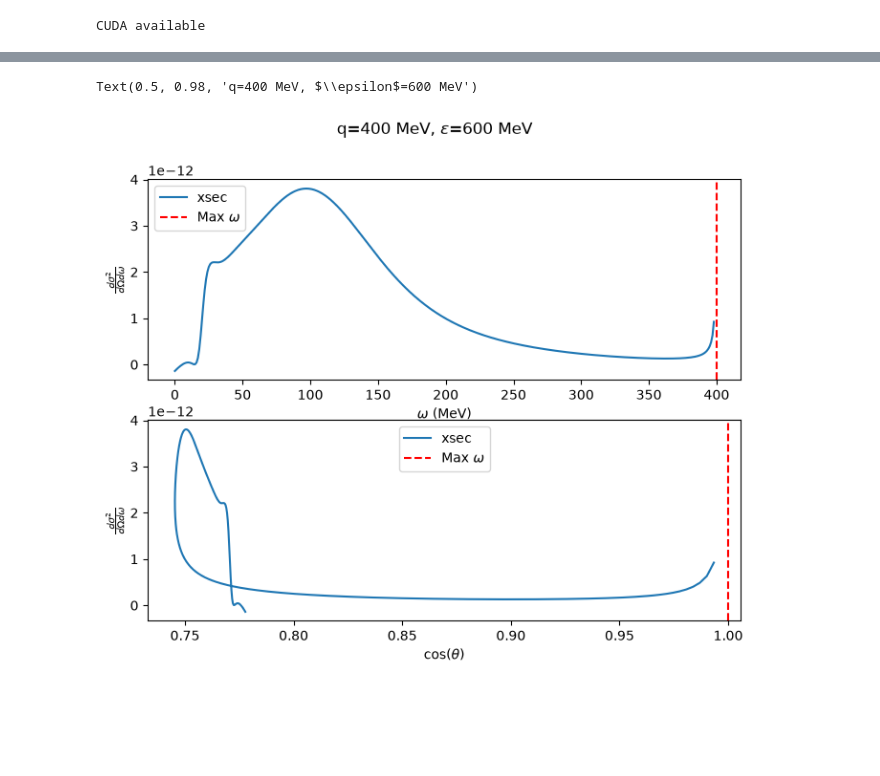
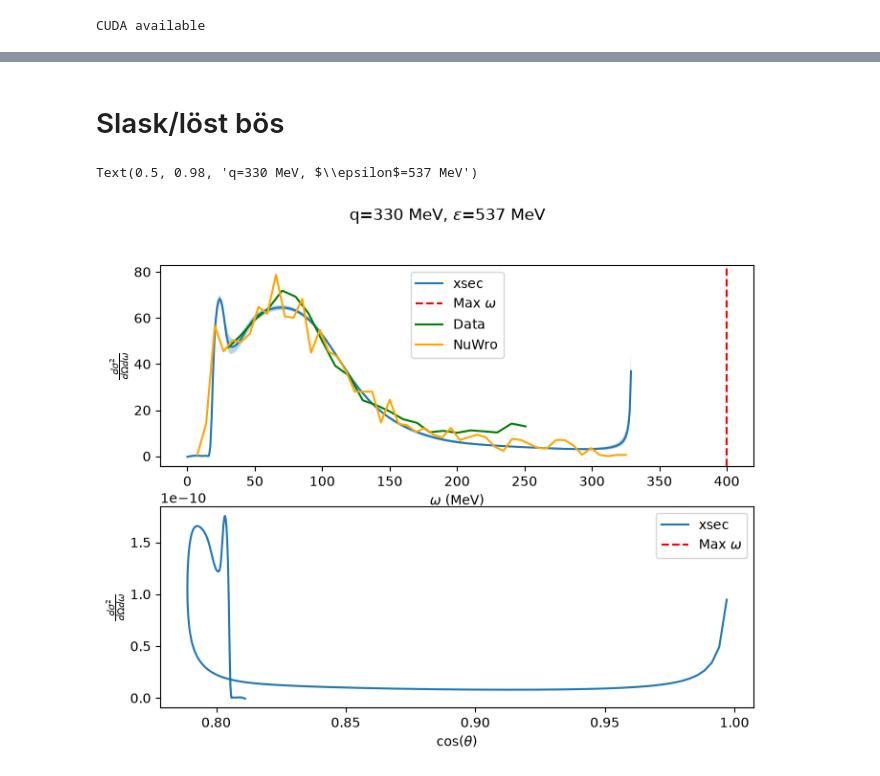
Before and after one commit to grufkork/neutrino_bsc_26, a Jupyter notebook: nrf_gen/nrf-gen.ipynb, the cells around one changed output, grey strips where cells are left out. Saved outputs shown, nothing was run; the diff lists cells and outputs as text; code cells hidden in the pictures; blank space fills up the shorter version.

Commit message:
New network, numerous fixes
- Fix nucleon/nucleus xsec scaling
- New NRF export format
- probably lots of other stuff

```diff
--- a/nrf_gen/nrf-gen.ipynb
+++ b/nrf_gen/nrf-gen.ipynb
@@ -233,3 +201,11 @@ params = Params(
+# %%
+params = Params(
+    layers=[128,256,128,128,256,256,512],
+    activation=nn.GELU(),
+    loss_fn=mae_loss,
+    base_lr=1e-3,
+    weight_decay=1e-4,
+)
 # %%
 class AbInitioNN(nn.Module):
     def __init__(self, nnParams, dataManager: DataManager):
@@ -245,13 +221,13 @@ class AbInitioNN(nn.Module):
         for i, layer_size in enumerate(nnParams.layers[1:], start=1):
             self.layer_stack.add_module(f"layer_{i}", nn.Linear(nnParams.layers[i-1], layer_size))
             self.layer_stack.add_module(f"activation_{i}", nnParams.activation)
-        self.layer_stack.add_module("output_layer", nn.Linear(nnParams.layers[-1], dataManager.nrf_count))
+        self.layer_stack.add_module("output_layer", nn.Linear(nnParams.layers[-1], dataManager.nrf_count*3))
 
         self.to(device)
 
 
         self.loss_fn = nnParams.loss_fn
-        self.optimizer = torch.optim.Adam(self.parameters(), lr=nnParams.base_lr, weight_decay=nnParams.weight_decay)
+        self.optimizer = torch.optim.AdamW(self.parameters(), lr=nnParams.base_lr, weight_decay=nnParams.weight_decay)
 
         self.train_loss_history = []
         self.test_loss_history = []
@@ -287,10 +263,13 @@ class AbInitioNN(nn.Module):
             if log:
                 print(f"Epoch {t+1}\n-------------------------------")
             self.train_single_iteration(self.dataManager.X_train_GPU, self.dataManager.Y_train_GPU, log)
+            self.test(log=log)
         if log:
             print("Done!")
 
     def test(self, log: bool = True):
+        if len(self.dataManager.X_test_GPU) == 0:
+            return 0
         self.eval()
         # X, y = next(iter(self.dataManager.test_dataloader))
         # X, y = X.to(device), y.to(device)
@@ -313,7 +292,7 @@ class AbInitioNN(nn.Module):
         return preds
 # %%
 net = AbInitioNN(params, dm)
-net.train_for(steps=1000, log=True)
+net.train_for(steps=5000, log=True)
 # %% [output]
 Epoch 1
 -------------------------------
@@ -391,66 +393,78 @@ array([   0.,    4.,    8., ..., 1188., 1192., 1196.], shape=(90000,))
+# %% [markdown]
+# Slask/löst bös
+# %%
+example_xsec = np.loadtxt("../data/exp_oxygen_537_37.csv")
+more_data = np.loadtxt("../aa.txt")
 # %%
-q = 400
-eps = 600
+unit_convert =3.8938e4 * 1e7
+def wq_to_theta(q, eps, w):
+    return np.arccos((q**2 - eps**2 - (eps-w)**2) / (-2 * eps * (eps-w)))
+def wtheta_to_q(eps, w, theta):
+    return np.sqrt(eps**2 + (eps-w)**2 - 2 * eps * (eps-w) * np.cos(theta))
 
-maxw = np.minimum(q, 2 * eps - q)
+q = 330
+# theta = 37.1 * np.pi / 180
+# costheta = np.cos(theta)
+# maxw = np.minimum(q, 2 * eps - q)
+maxw = 400
 
-w = np.arange(0, maxw-1, 1)
+w = np.arange(0, maxw, 1)
+# q = wtheta_to_q(w, 0, costheta)
+eps = 537
+
 eps_prim = eps - w
 
 Q_sq = q**2 - w**2
-def wq_to_theta(q, eps, w):
-    return np.arccos((q**2 - eps**2 - (eps-w)**2) / (-2 * eps * (eps-w)))
 theta = wq_to_theta(q, eps, w)
 
 # q^2 - eps^2 - (eps-w)^2 = q^2 - 2eps^2 + 2eps w - w^2 = 1
 # w^2 - w 2 eps + 2 eps^2 - q^2 - 1 = 0
 # -> w = -eps +/- sqrt(eps^2 - 2 eps^2 + q^2 + 1) = -eps +/- sqrt(q^2 - eps^2 + 1)
 
-upper = 2 * eps + q
-lower = 2 * eps - q
-
-upper2 = q
-
-# plt.axvline(lower, color="red", linestyle="--")
-# plt.axvline(upper, color="green", linestyle="--")
-
-# plt.axvline(upper2, color="blue", linestyle="--")
-
 fine_structure= 1/137.036
 
-xsec_mott = fine_structure**2 * np.cos(theta)**2 / (4 * eps**2 * np.sin(theta)**4)
+xsec_mott = fine_structure**2 * np.cos(theta/2)**2 / (4 * eps**2 * np.sin(theta/2)**4)
 vRL = (Q_sq/q**2)**2
 vRT = (Q_sq/(2*q**2) + np.tan(theta/2)**2)
 
-nrfs = net.make_transformed_prediction([q] * len(w), w)
+nrfs = net.make_transformed_prediction([q]*len(w), w)
 
-xsec = vRL * nrfs[:, 0] + vRT * nrfs[:, 1]
+xsec = vRL * nrfs[:, 0] + vRT * nrfs[:, 3]
+xsec_low = vRL * nrfs[:, 1] + vRT * nrfs[:, 4]
+xsec_high = vRL * nrfs[:, 2] + vRT * nrfs[:, 5]
 
 # xsec = 1
 xsec *= xsec_mott
+xsec_low *= xsec_mott
+xsec_high *= xsec_mott
 
 fig, axs = plt.subplots(2, 1, figsize=(8, 6))
 
 ax1 = axs[0]
 ax2 = axs[1]
 
-ax1.plot(w, xsec, label="xsec")
+ax1.plot(w, xsec * unit_convert, label="xsec")
+ax1.fill_between(w, xsec_low * unit_convert, xsec_high * unit_convert, alpha=0.3)
 ax1.axvline(maxw, color="red", linestyle="--", label="Max $\\omega$")
 # plt.xlim(0, q + 100)
 # plt.plot(w,theta * 1e53)
 ax1.set_xlabel("$\\omega$ (MeV)")
 ax1.set_ylabel("$\\frac{d\\sigma^2}{d\\Omega d \\omega}$")
+
+ax1.plot(example_xsec[:, 0], example_xsec[:, 1], color="green", label="Data")
+ax1.plot(more_data[:, 0], more_data[:, 1] * 1e36 * 2  * np.pi/8, color="orange", label="NuWro")
 ax1.legend()
+
 # ax1.set_ylim(-1e14, 1e-13)
 
 ax2.plot(np.cos(theta), xsec, label="xsec")
 ax2.axvline(np.cos(wq_to_theta(q, eps, maxw)), color="red", linestyle="--", label="Max $\\omega$")
 ax2.set_xlabel("$\\cos(\\theta)$")
 ax2.set_ylabel("$\\frac{d\\sigma^2}{d\\Omega d \\omega}$")
 ax2.legend()
 # ax2.set_ylim(-1e-13)
 
 plt.suptitle(f"q={q} MeV, $\\epsilon$={eps} MeV")
 # %% [output]
-Text(0.5, 0.98, 'q=400 MeV, $\\epsilon$=600 MeV')
+Text(0.5, 0.98, 'q=330 MeV, $\\epsilon$=537 MeV')
-[figure, old version]
+[figure, new version]
```
Also changed, not shown: parts of 18 cells of this notebook, 3 other files.
